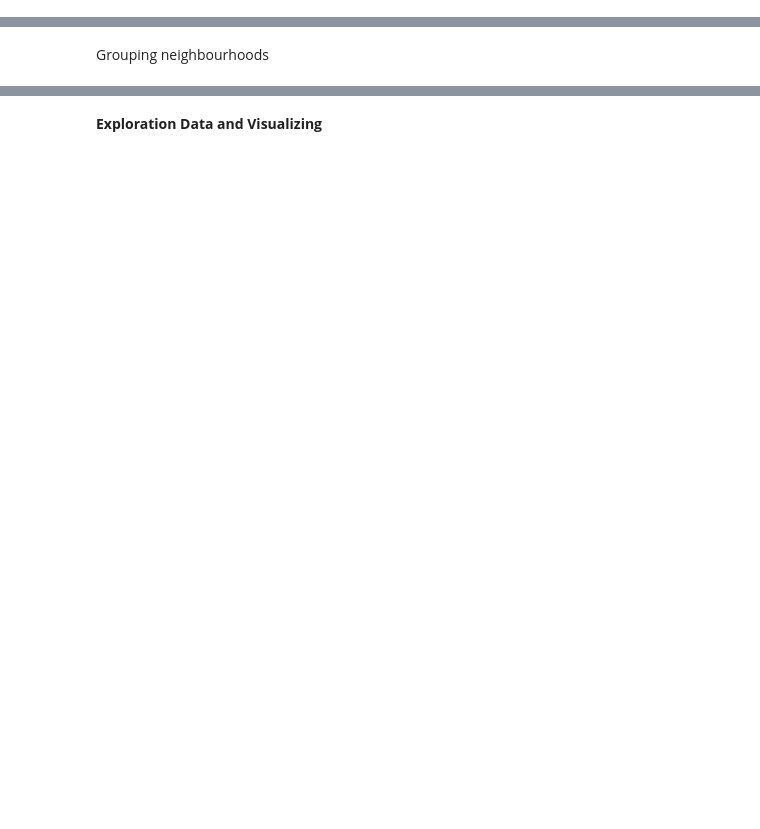
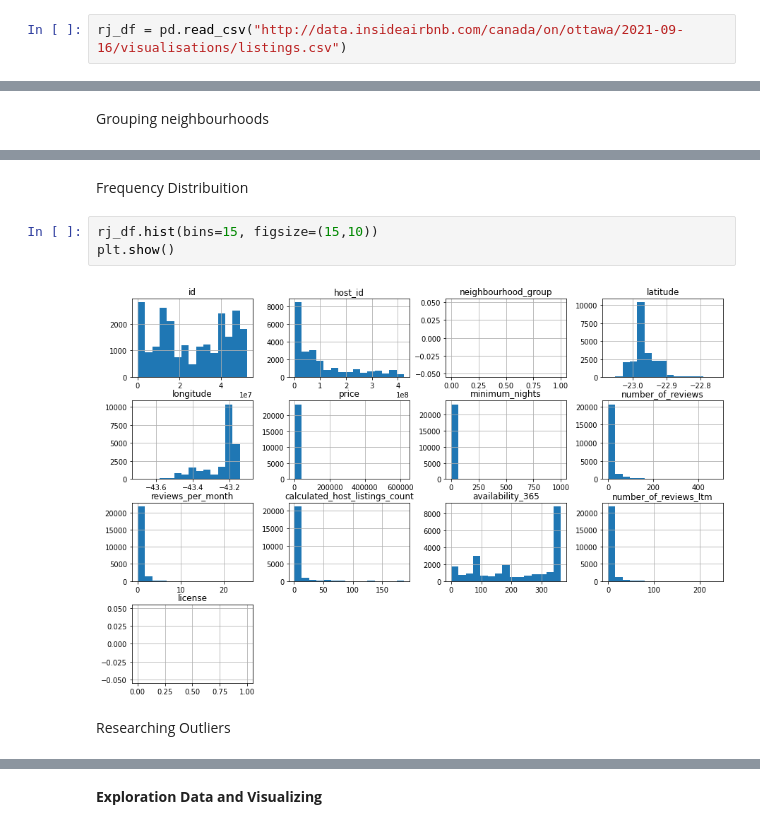
Before and after one commit to vinidias/Analyzing_Aibnb_Data_Rio, a Jupyter notebook: EDA_RJ_Airbnb.ipynb, the cells around one changed output, grey strips where cells are left out. Drawn from its saved outputs; the diff is of its cells as text; blank space fills up the shorter version.

```diff
--- a/EDA_RJ_Airbnb.ipynb
+++ b/EDA_RJ_Airbnb.ipynb
@@ -17,3 +29,5 @@ rj_df = pd.read_csv("/content/sample_data/dataset_rj.csv")
+# %%
+rj_df = pd.read_csv("http://data.insideairbnb.com/canada/on/ottawa/2021-09-16/visualisations/listings.csv")
 # %%
 rj_df.head()
 # %% [output]
@@ -249,0 +268,9 @@ print(rj_df)
+# %% [markdown]
+Frequency Distribuition
+# %%
+rj_df.hist(bins=15, figsize=(15,10))
+plt.show()
+# %% [output]
+[figure, added]
+# %% [markdown]
+Researching Outliers
```
Also changed, not shown: parts of 52 cells of this notebook.
